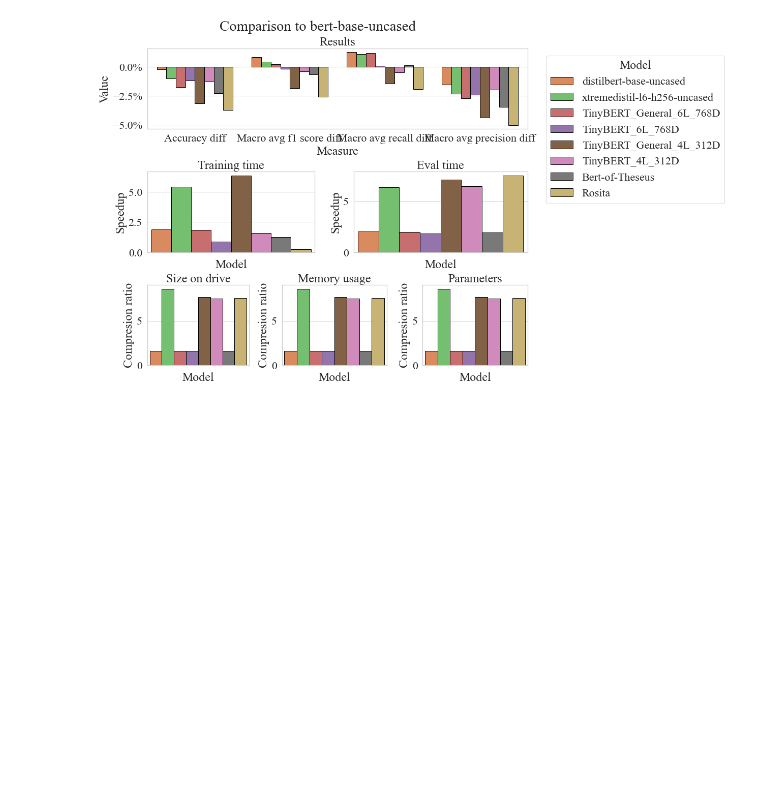
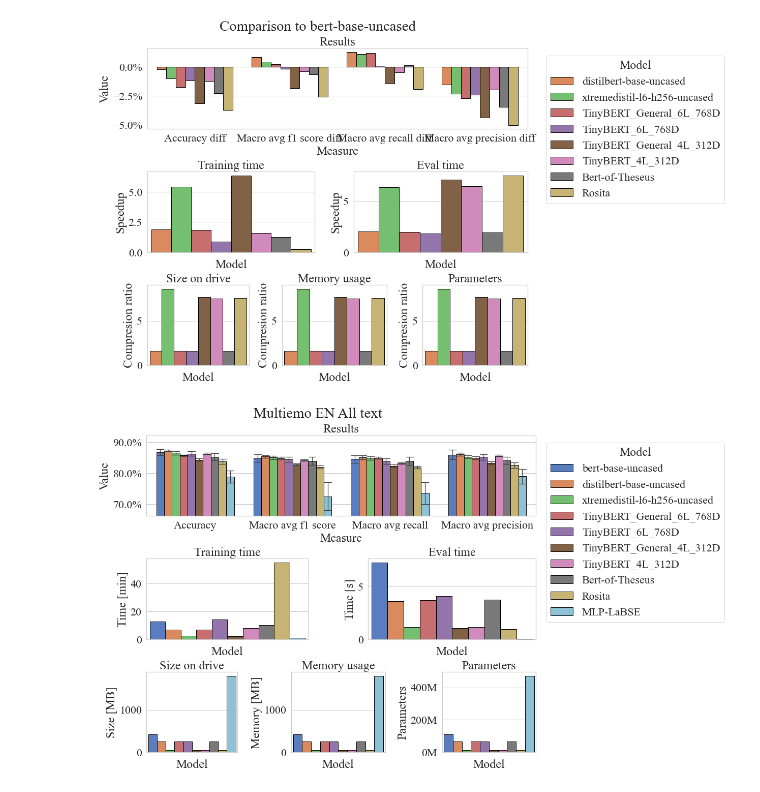
Before and after one commit to wojtek11530/DistilledVsNondistilled, a Jupyter notebook: notebooks/results_analysis_v2.ipynb, the cells around one changed output. Cells and saved outputs as stored; diff of their text form; code cells hidden in the pictures; blank space fills up the shorter version.

```diff
--- a/notebooks/results_analysis_v2.ipynb
+++ b/notebooks/results_analysis_v2.ipynb
@@ -544,3 +565,13 @@ models = ['distilbert-base-uncased', 'xtremedistil-l6-h256-uncased',
 visualize_models_comparision(df, ref_model, models, suptitle='Comparison to {}'.format(ref_model))
 # %% [output]
 [figure]
+# %%
+models = ['bert-base-uncased', 'distilbert-base-uncased',
+          'xtremedistil-l6-h256-uncased',
+          'TinyBERT_General_6L_768D', 'TinyBERT_6L_768D',
+          'TinyBERT_General_4L_312D', 'TinyBERT_4L_312D',
+          'Bert-of-Theseus', 'Rosita', 'MLP-LaBSE']
+
+visualize_models(df, models, suptitle='Multiemo EN All text')
+# %% [output]
+[figure, added]
```
Also changed, not shown: parts of 14 cells of this notebook, 5 other files.
